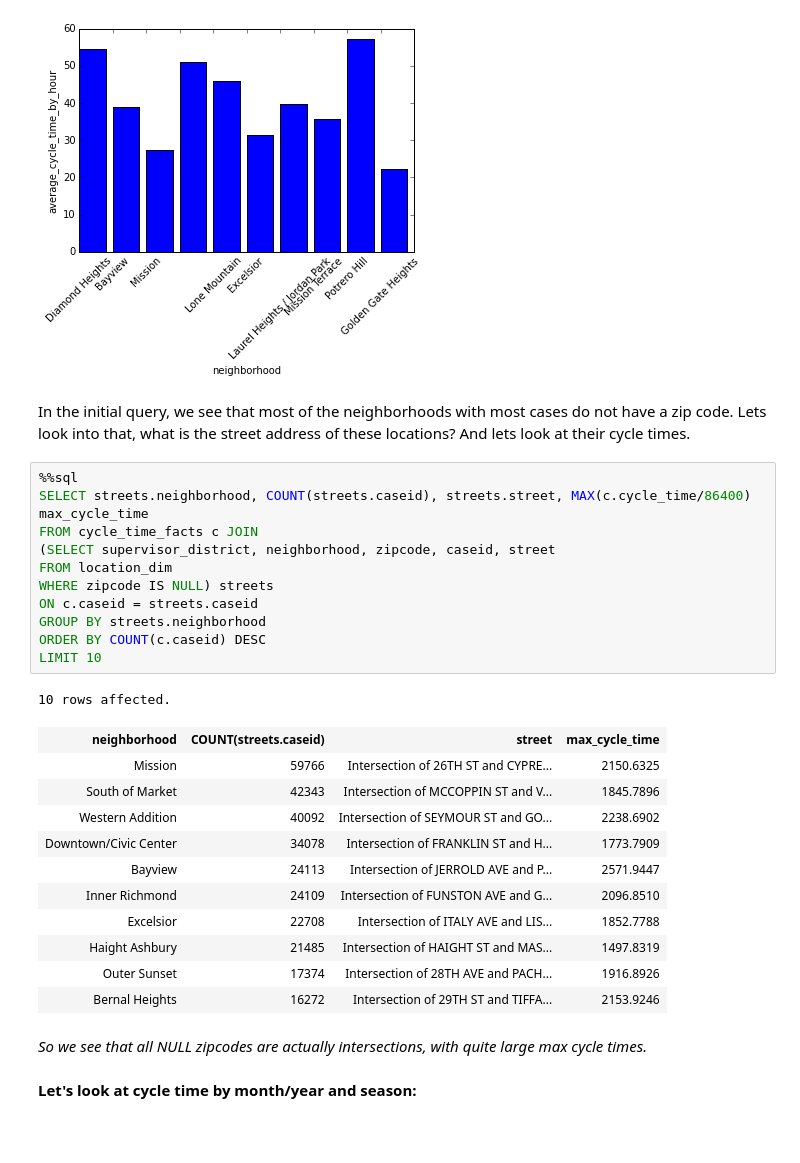
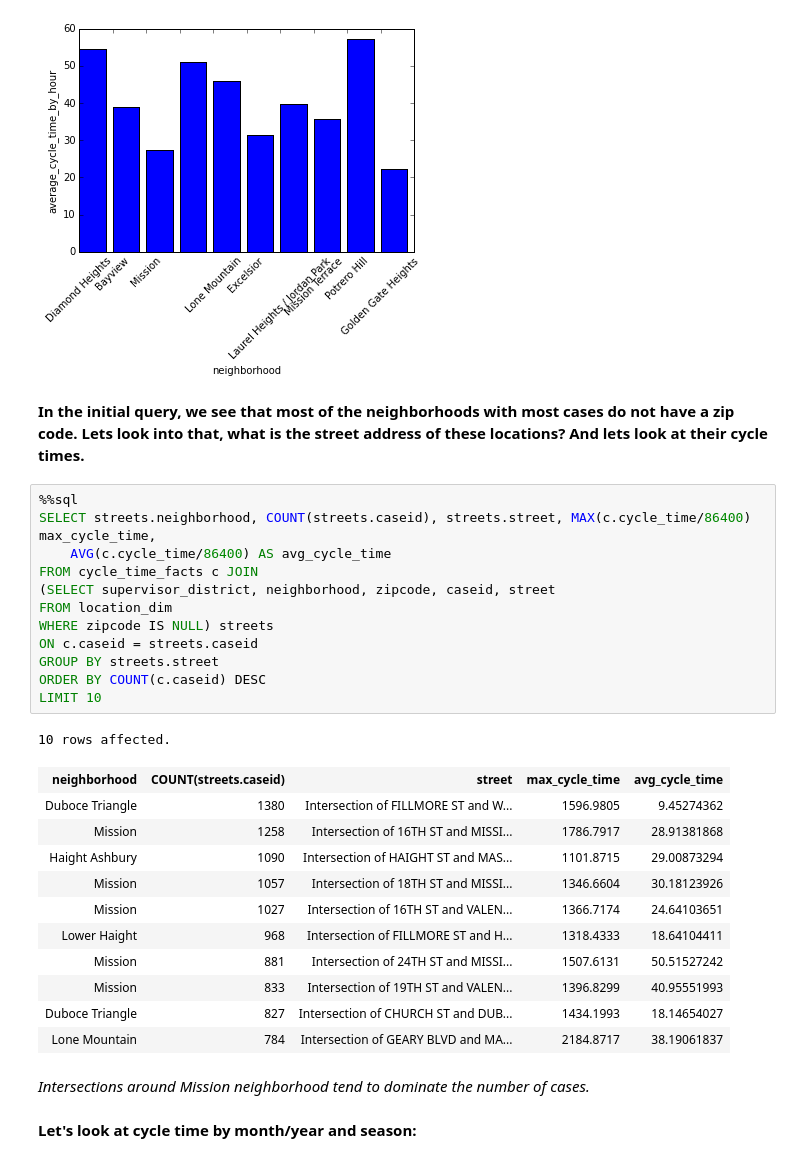
Before and after one commit to nriyer/star_schema, a Jupyter notebook: pelamoko_iyer.ipynb, the cells around one changed output. Saved outputs shown, nothing was run; the diff lists cells and outputs as text; blank space fills up the shorter version.

```diff
--- a/pelamoko_iyer.ipynb
+++ b/pelamoko_iyer.ipynb
@@ -1065,33 +1183,34 @@ result.bar()
 <Container object of 10 artists>
 [figure]
 # %% [markdown]
-In the initial query, we see that most of the neighborhoods with most cases do not have a zip code. Lets look into that, what is the street address of these locations? And lets look at their cycle times.
+**In the initial query, we see that most of the neighborhoods with most cases do not have a zip code. Lets look into that, what is the street address of these locations? And lets look at their cycle times.**
 # %%
 %%sql
-SELECT streets.neighborhood, COUNT(streets.caseid), streets.street, MAX(c.cycle_time/86400) max_cycle_time
+SELECT streets.neighborhood, COUNT(streets.caseid), streets.street, MAX(c.cycle_time/86400) max_cycle_time,
+    AVG(c.cycle_time/86400) AS avg_cycle_time
 FROM cycle_time_facts c JOIN
 (SELECT supervisor_district, neighborhood, zipcode, caseid, street
 FROM location_dim
 WHERE zipcode IS NULL) streets
 ON c.caseid = streets.caseid
-GROUP BY streets.neighborhood
+GROUP BY streets.street
 ORDER BY COUNT(c.caseid) DESC
 LIMIT 10
 # %% [output]
 10 rows affected.
-| neighborhood | COUNT(streets.caseid) | street | max_cycle_time |
-| Mission | 59766 | Intersection of 26TH ST and CYPRE... | 2150.6325 |
-| South of Market | 42343 | Intersection of MCCOPPIN ST and V... | 1845.7896 |
-| Western Addition | 40092 | Intersection of SEYMOUR ST and GO... | 2238.6902 |
-| Downtown/Civic Center | 34078 | Intersection of FRANKLIN ST and H... | 1773.7909 |
-| Bayview | 24113 | Intersection of JERROLD AVE and P... | 2571.9447 |
-| Inner Richmond | 24109 | Intersection of FUNSTON AVE and G... | 2096.8510 |
-| Excelsior | 22708 | Intersection of ITALY AVE and LIS... | 1852.7788 |
-| Haight Ashbury | 21485 | Intersection of HAIGHT ST and MAS... | 1497.8319 |
-| Outer Sunset | 17374 | Intersection of 28TH AVE and PACH... | 1916.8926 |
-| Bernal Heights | 16272 | Intersection of 29TH ST and TIFFA... | 2153.9246 |
+| neighborhood | COUNT(streets.caseid) | street | max_cycle_time | avg_cycle_time |
+| Duboce Triangle | 1380 | Intersection of FILLMORE ST and W... | 1596.9805 | 9.45274362 |
+| Mission | 1258 | Intersection of 16TH ST and MISSI... | 1786.7917 | 28.91381868 |
+| Haight Ashbury | 1090 | Intersection of HAIGHT ST and MAS... | 1101.8715 | 29.00873294 |
+| Mission | 1057 | Intersection of 18TH ST and MISSI... | 1346.6604 | 30.18123926 |
+| Mission | 1027 | Intersection of 16TH ST and VALEN... | 1366.7174 | 24.64103651 |
+| Lower Haight | 968 | Intersection of FILLMORE ST and H... | 1318.4333 | 18.64104411 |
+| Mission | 881 | Intersection of 24TH ST and MISSI... | 1507.6131 | 50.51527242 |
+| Mission | 833 | Intersection of 19TH ST and VALEN... | 1396.8299 | 40.95551993 |
+| Duboce Triangle | 827 | Intersection of CHURCH ST and DUB... | 1434.1993 | 18.14654027 |
+| Lone Mountain | 784 | Intersection of GEARY BLVD and MA... | 2184.8717 | 38.19061837 |
-# %% [markdown]
-*So we see that all NULL zipcodes are actually intersections, with quite large max cycle times.*
+# %% [markdown]
+*Intersections around Mission neighborhood tend to dominate the number of cases.*
 # %% [markdown]
 **Let's look at cycle time by month/year and season:**
 # %%
```
Also changed, not shown: parts of 73 cells of this notebook.
